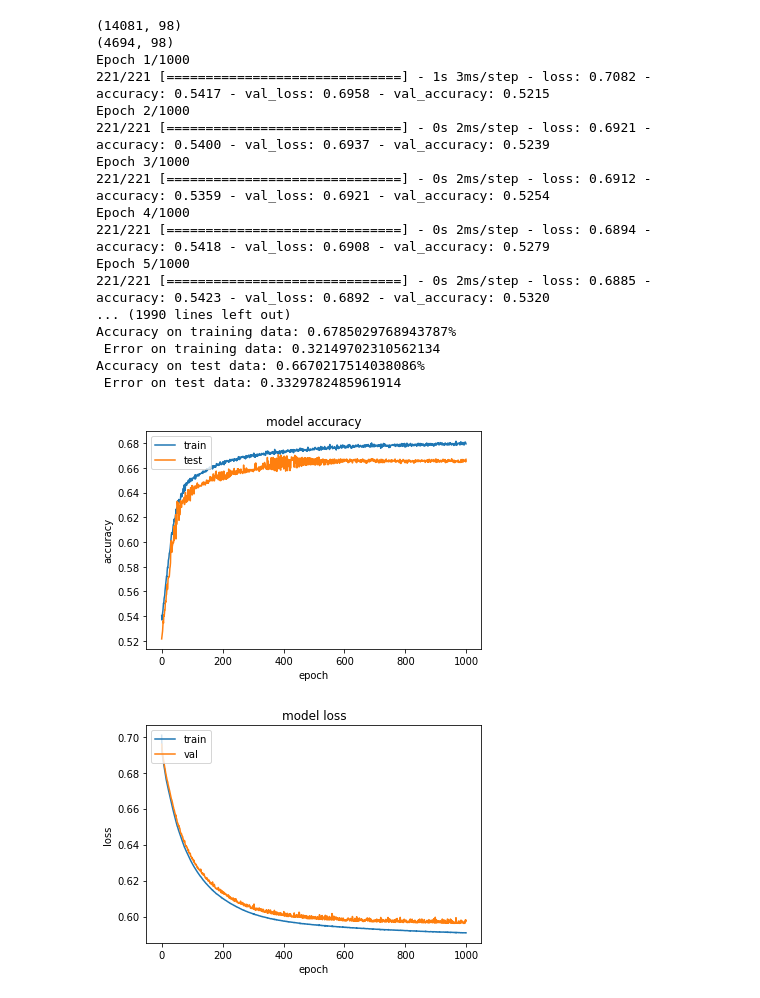
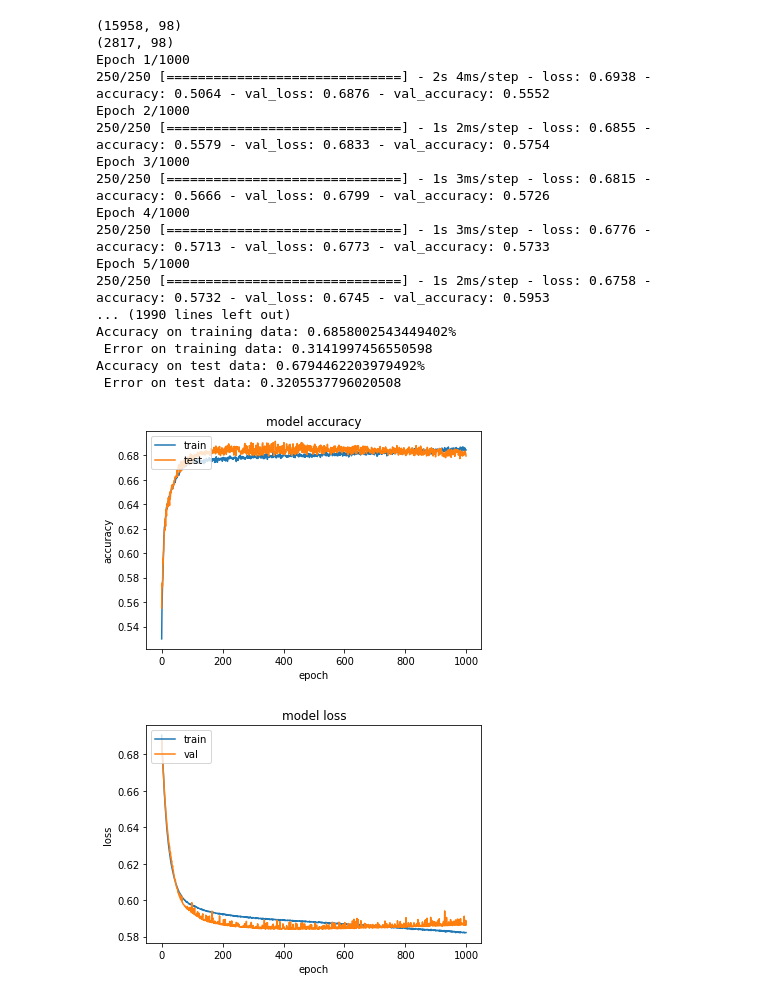
Before and after one commit to lotrmay/TensorFlow_Learning, a Jupyter notebook: bc.ipynb, the cells around one changed output. Drawn from its saved outputs; the diff is of its cells as text; code cells hidden in the pictures.

```diff
--- a/bc.ipynb
+++ b/bc.ipynb
@@ -30,18 +30,6 @@ CSV_COLUMN_NAMES=['Odds_firstTeam','Odds_secondTeam','Rank_firstTeam','Rank_seco
                   'playerBDRating','playerBDDpr','playerBDKast','playerBDImpact','playerBDAdr','playerBDKpr','playerBDHs','playerBDKD','playerBDGrenadeDmg',
                   'playerBERating','playerBEDpr','playerBEKast','playerBEImpact','playerBEAdr','playerBEKpr','playerBEHs','playerBEKD','playerBEGrenadeDmg','Match_link','Result','team_one_name','team_two_name']
 RESULTS=['0','1']
-CSV_COLUMN_NAMES_WITHOUT_STRINGS=['Odds_firstTeam','Odds_secondTeam','Rank_firstTeam','Rank_secondTeam','WinRate_firstTeam','WinRate_secondTeam','PistolWinRate_firstTeam','PistolWinRate_secondTeam',
-                  'playerAARating','playerAADpr','playerAAKast','playerAAImpact','playerAAAdr','playerAAKpr','playerAAHs','playerAAKD','playerAAGrenadeDmg',
-                  'playerABRating','playerABDpr','playerABKast','playerABImpact','playerABAdr','playerABKpr','playerABHs','playerABKD','playerABGrenadeDmg',
-                  'playerACRating','playerACDpr','playerACKast','playerACImpact','playerACAdr','playerACKpr','playerACHs','playerACKD','playerACGrenadeDmg',
-                  'playerADRating','playerADDpr','playerADKast','playerADImpact','playerADAdr','playerADKpr','playerADHs','playerADKD','playerADGrenadeDmg',
-                  'playerAERating','playerAEDpr','playerAEKast','playerAEImpact','playerAEAdr','playerAEKpr','playerAEHs','playerAEKD','playerAEGrenadeDmg',
-                  'playerBARating','playerBADpr','playerBAKast','playerBAImpact','playerBAAdr','playerBAKpr','playerBAHs','playerBAKD','playerBAGrenadeDmg',
-                  'playerBBRating','playerBBDpr','playerBBKast','playerBBImpact','playerBBAdr','playerBBKpr','playerBBHs','playerBBKD','playerBBGrenadeDmg',
-                  'playerBCRating','playerBCDpr','playerBCKast','playerBCImpact','playerBCAdr','playerBCKpr','playerBCHs','playerBCKD','playerBCGrenadeDmg',
-                  'playerBDRating','playerBDDpr','playerBDKast','playerBDImpact','playerBDAdr','playerBDKpr','playerBDHs','playerBDKD','playerBDGrenadeDmg',
-                  'playerBERating','playerBEDpr','playerBEKast','playerBEImpact','playerBEAdr','playerBEKpr','playerBEHs','playerBEKD','playerBEGrenadeDmg']
-
 
 
 train=pd.read_csv('/content/pokus.csv',sep=";",names=CSV_COLUMN_NAMES,error_bad_lines=False,header=None)
@@ -64,7 +52,7 @@ X = train[predictors].values
 y = train[target_column].values
 #print(X)
 
-X_train, X_test, y_train, y_test = train_test_split(X, y, test_size=0.25, random_state=35)
+X_train, X_test, y_train, y_test = train_test_split(X, y, test_size=0.15, random_state=9)#32 je ok a skončil jsem na 32
 print(X_train.shape); print(X_test.shape)
 y_train = np_utils.to_categorical(y_train)
 y_test = np_utils.to_categorical(y_test)
@@ -73,14 +61,21 @@ count_classes = y_test.shape[1]
 
 model = Sequential()
 model.add(Dense(98, activation='relu'))
-model.add(Dense(8, activation='relu'))
+model.add(Dense(30, activation='relu'))
+model.add(Dense(15, activation='relu'))
+model.add(Dense(5, activation='relu'))
 model.add(Dense(2, activation='softmax'))
 
 # Compile the model
-model.compile(optimizer=keras.optimizers.Adadelta(learning_rate=0.01), #keras.optimizers.SGD(learning_rate=0.01)
+model.compile(optimizer=keras.optimizers.Adadelta(learning_rate=0.02), #keras.optimizers.SGD(learning_rate=0.01)
               loss='categorical_crossentropy',
               metrics=['accuracy'])
+#change number of hidden layers and change the learning rate up to 0.9
+#adadelta-lr 0.015 98 30 15 5 2 rs9 testsize 0.15 64batchsize  Accuracy on test data: 0.690095841884613%
 
+#adadelta-lr 0.02 98 35 15 2 rs17 testsize 0.15 64batchsize 0.15 test rate Accuracy on test data: 0.6890308856964111%
+#record accuracy má Adadelta(0.01), categorical_crossentropy 98,50,2 1000 epochs a 32 batch size
+#record accuracy má adadelta(0.01) 86 random state 32 batch size a 1000 epochs  test accuracy: 0.674478
 #adadelta
 #binary_crossentropy
 #categorical_crossentropy
@@ -94,43 +89,43 @@ pred_train= model.predict(X_train)
 scores = model.evaluate(X_train, y_train, verbose=0)
 print('Accuracy on training data: {}% \n Error on training data: {}'.format(scores[1], 1 - scores[1]))
 
 pred_test= model.predict(X_test)
 
 
 
 scores2 = model.evaluate(X_test, y_test, verbose=0)
 print('Accuracy on test data: {}% \n Error on test data: {}'.format(scores2[1], 1 - scores2[1]))
 plt.plot(history.history['accuracy'])
 plt.plot(history.history['val_accuracy'])
 plt.title('model accuracy')
 plt.ylabel('accuracy')
 plt.xlabel('epoch')
 plt.legend(['train', 'test'], loc='upper left')
 plt.show()
 plt.plot(history.history['loss'])
 plt.plot(history.history['val_loss'])
 plt.title('model loss')
 plt.ylabel('loss')
 plt.xlabel('epoch')
 plt.legend(['train', 'val'], loc='upper left')
 plt.show()
 # %% [output]
-(14081, 98)
-(4694, 98)
+(15958, 98)
+(2817, 98)
 Epoch 1/1000
-221/221 [==============================] - 1s 3ms/step - loss: 0.7082 - accuracy: 0.5417 - val_loss: 0.6958 - val_accuracy: 0.5215
+250/250 [==============================] - 2s 4ms/step - loss: 0.6938 - accuracy: 0.5064 - val_loss: 0.6876 - val_accuracy: 0.5552
 Epoch 2/1000
-221/221 [==============================] - 0s 2ms/step - loss: 0.6921 - accuracy: 0.5400 - val_loss: 0.6937 - val_accuracy: 0.5239
+250/250 [==============================] - 1s 2ms/step - loss: 0.6855 - accuracy: 0.5579 - val_loss: 0.6833 - val_accuracy: 0.5754
 Epoch 3/1000
-221/221 [==============================] - 0s 2ms/step - loss: 0.6912 - accuracy: 0.5359 - val_loss: 0.6921 - val_accuracy: 0.5254
+250/250 [==============================] - 1s 3ms/step - loss: 0.6815 - accuracy: 0.5666 - val_loss: 0.6799 - val_accuracy: 0.5726
 Epoch 4/1000
-221/221 [==============================] - 0s 2ms/step - loss: 0.6894 - accuracy: 0.5418 - val_loss: 0.6908 - val_accuracy: 0.5279
+250/250 [==============================] - 1s 3ms/step - loss: 0.6776 - accuracy: 0.5713 - val_loss: 0.6773 - val_accuracy: 0.5733
 Epoch 5/1000
-221/221 [==============================] - 0s 2ms/step - loss: 0.6885 - accuracy: 0.5423 - val_loss: 0.6892 - val_accuracy: 0.5320
+250/250 [==============================] - 1s 2ms/step - loss: 0.6758 - accuracy: 0.5732 - val_loss: 0.6745 - val_accuracy: 0.5953
 ... (1990 lines left out)
-Accuracy on training data: 0.6785029768943787%
- Error on training data: 0.32149702310562134
-Accuracy on test data: 0.6670217514038086%
- Error on test data: 0.3329782485961914
+Accuracy on training data: 0.6858002543449402%
+ Error on training data: 0.3141997456550598
+Accuracy on test data: 0.6794462203979492%
+ Error on test data: 0.3205537796020508
-[figure, old version]
+[figure, new version]
-[figure, old version]
+[figure, new version]
```
Also changed, not shown: parts of 2 cells of this notebook.
